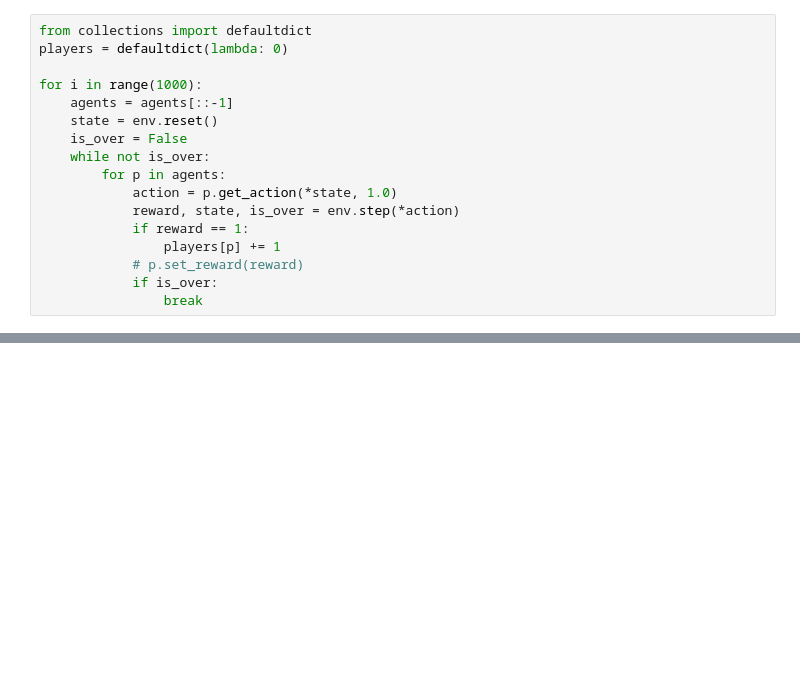
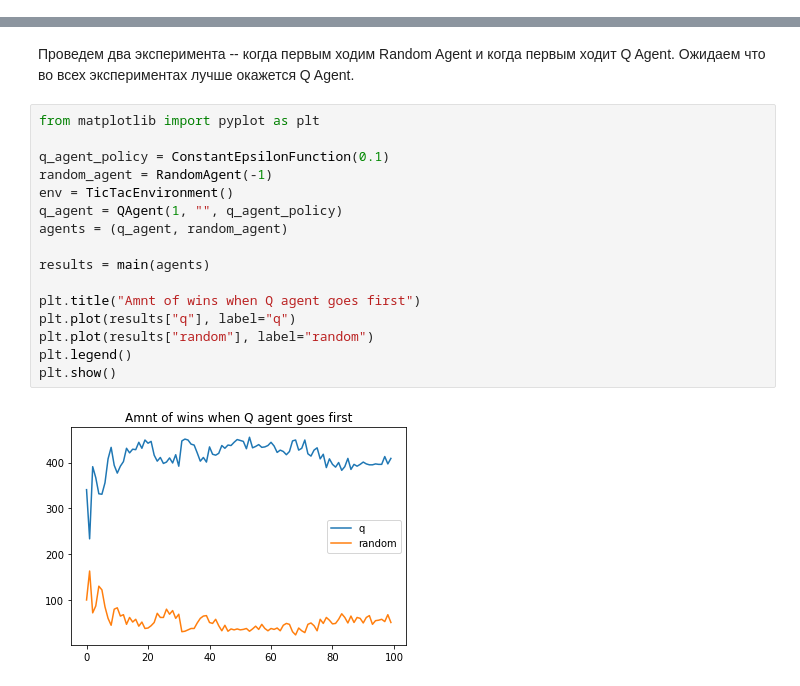
Before and after one commit to HuviX/RL_MAI, a Jupyter notebook: main.ipynb, the cells around one changed output, grey strips where cells are left out. Cells and saved outputs as stored; diff of their text form; blank space fills up the shorter version.

```diff
--- a/main.ipynb
+++ b/main.ipynb
@@ -30,17 +8,0 @@ for i in range(num_epochs):
-# %%
-from collections import defaultdict
-players = defaultdict(lambda: 0)
-
-for i in range(1000):
-    agents = agents[::-1]
-    state = env.reset()
-    is_over = False
-    while not is_over:
-        for p in agents:
-            action = p.get_action(*state, 1.0)
-            reward, state, is_over = env.step(*action)
-            if reward == 1:
-                players[p] += 1
-            # p.set_reward(reward)
-            if is_over:
-                break
@@ -52,0 +72,21 @@ defaultdict(<function __main__.<lambda>()>,
+# %% [markdown]
+Проведем два эксперимента -- когда первым ходим Random Agent и когда первым ходит Q Agent.
+Ожидаем что во всех экспериментах лучше окажется Q Agent.
+# %%
+from matplotlib import pyplot as plt
+
+q_agent_policy = ConstantEpsilonFunction(0.1)
+random_agent = RandomAgent(-1)
+env = TicTacEnvironment()
+q_agent = QAgent(1, "", q_agent_policy)
+agents = (q_agent, random_agent)
+
+results = main(agents)
+
+plt.title("Amnt of wins when Q agent goes first")
+plt.plot(results["q"], label="q")
+plt.plot(results["random"], label="random")
+plt.legend()
+plt.show()
+# %% [output]
+[figure, added]
```
Also changed, not shown: parts of 6 cells of this notebook, 2 other files.
